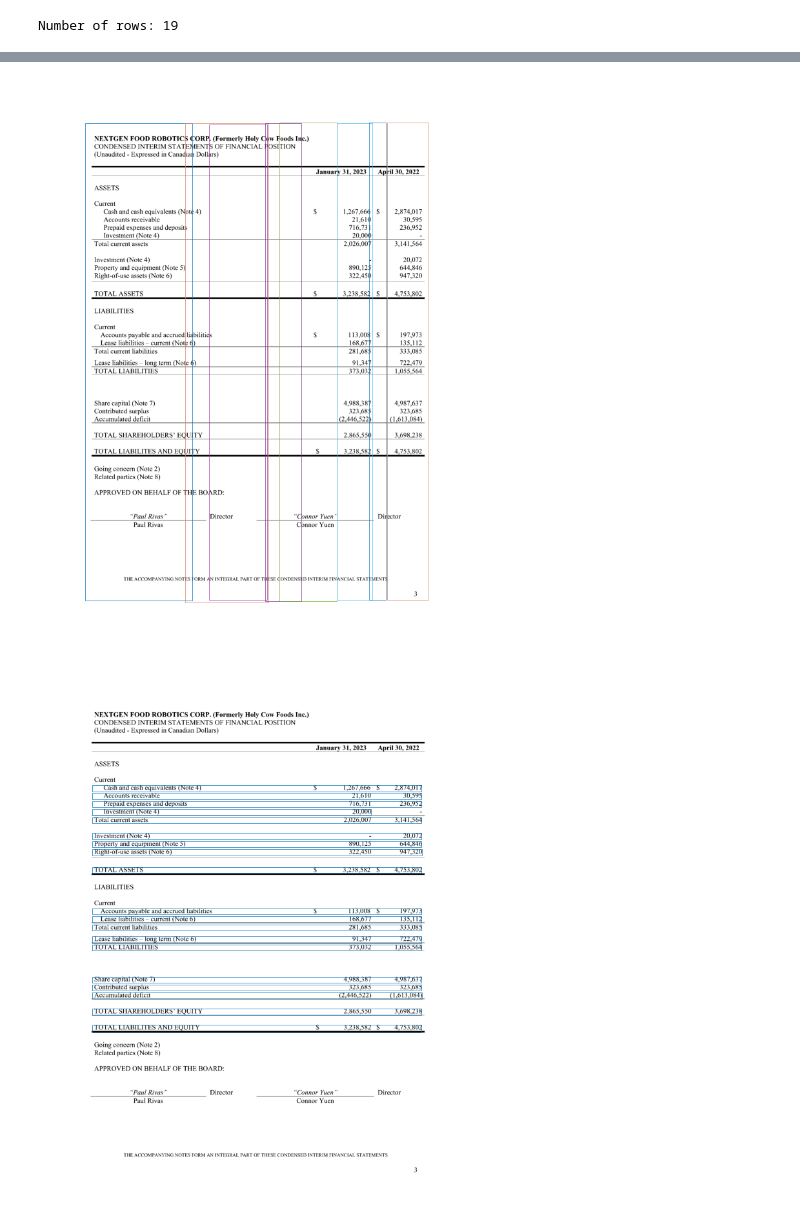
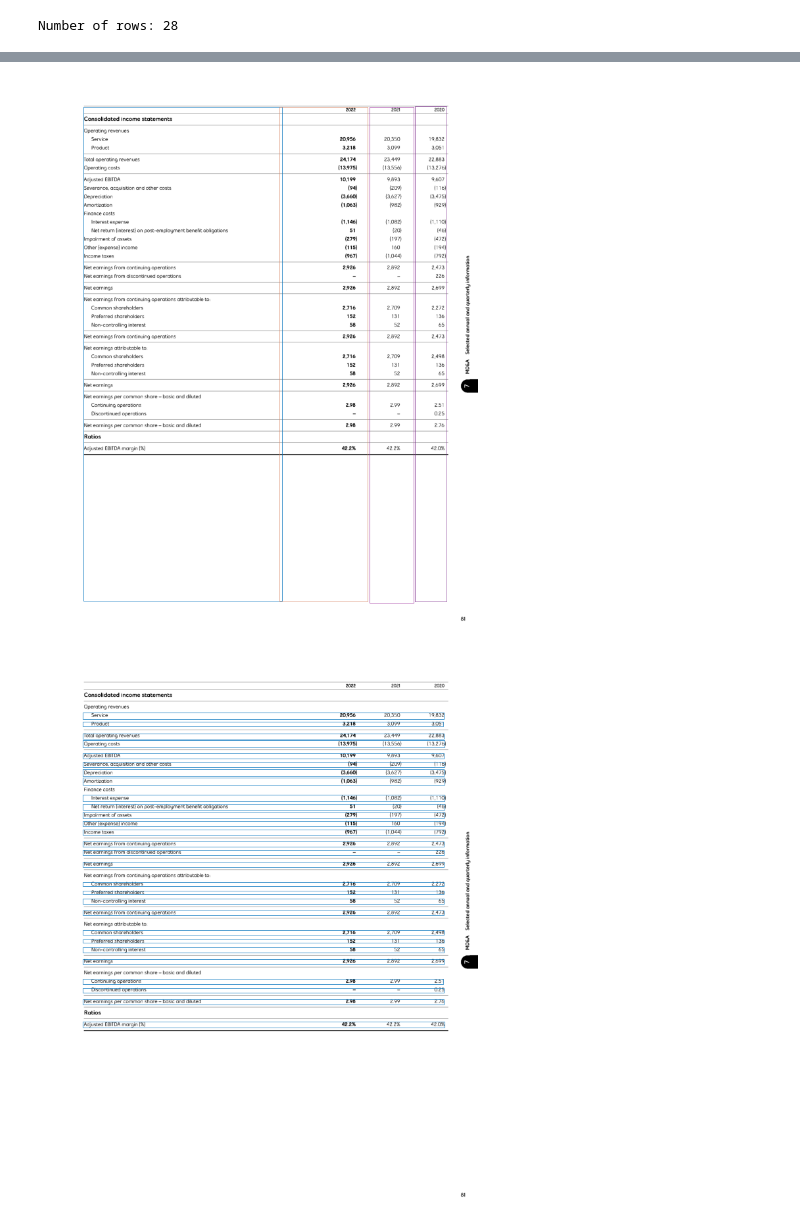
Before and after one commit to laubryan/FP-Robospreader, a Jupyter notebook: prototype.ipynb, the cells around one changed output, grey strips where cells are left out. Cells and saved outputs as stored; diff of their text form; code cells hidden in the pictures.

Commit message:
Add test field data

```diff
--- a/prototype.ipynb
+++ b/prototype.ipynb
@@ -517,7 +517,7 @@ def process_image(page_image):
 
 	# Assemble validation data
 	validation_data = []
-	for element in row_data["elements"]:
+	for idx, element in enumerate(row_data["elements"]):
 
 		# Convert cell to base64 image
 		cell_image_string = create_image_string(element["cell_image"])
@@ -527,6 +527,13 @@ def process_image(page_image):
 
 		# Assemble data element
 		validation_data.append({"label": element["label"], "extracted_value": element["value"], "cell_image": cell_image_string, "audio": cell_audio_string })
+
+		# DEBUG
+		# Display images
+		cell_label = element["label"]
+		cell_image = convert_image_string(cell_image_string)
+		#cell_image.save(f"static/images/test/cell-image-{idx + 1}.jpg")
+		print(f"{cell_label}, {element['value']}")
 
 	# Return validation data
 	return validation_data
@@ -569,9 +576,9 @@ import fitz # This is actually PyMuPDF
 # Specify financial statement filename
 # statement_filename, page_index = "../statements/407 International - March 31 2021.pdf", 1
 # statement_filename, page_index = "../statements/Air Canada - December 31 2019.pdf", 6
-# statement_filename, page_index = "../statements/BCE - Financial Report - 2020-2022.pdf", 82
+statement_filename, page_index = "../statements/BCE - Financial Report - 2020-2022.pdf", 82
 # statement_filename, page_index = "../statements/Better Life Pharma Inc - Jan 31 Oct 31 2022.pdf", 2
-statement_filename, page_index = "../statements/NextGen Food Robotics Corp - 2022-04-30 - 2023-01-31..pdf", 2
+# statement_filename, page_index = "../statements/NextGen Food Robotics Corp - 2022-04-30 - 2023-01-31..pdf", 2
 # statement_filename, page_index = "../statements/Rogers - Q1-2020.pdf", 3
 # statement_filename, page_index = "../statements/Starbucks - Annual Report - 2020.pdf", 53
 
@@ -626 +633 @@ Image dimensions: 2125 x 2750 x 3
-Number of rows: 19
+Number of rows: 28
@@ -628,2 +652,2 @@ Number of rows: 19
-[figure, old version]
+[figure, new version]
-[figure, old version]
+[figure, new version]
```
Also changed, not shown: parts of 1 cell of this notebook, 6 other files.
